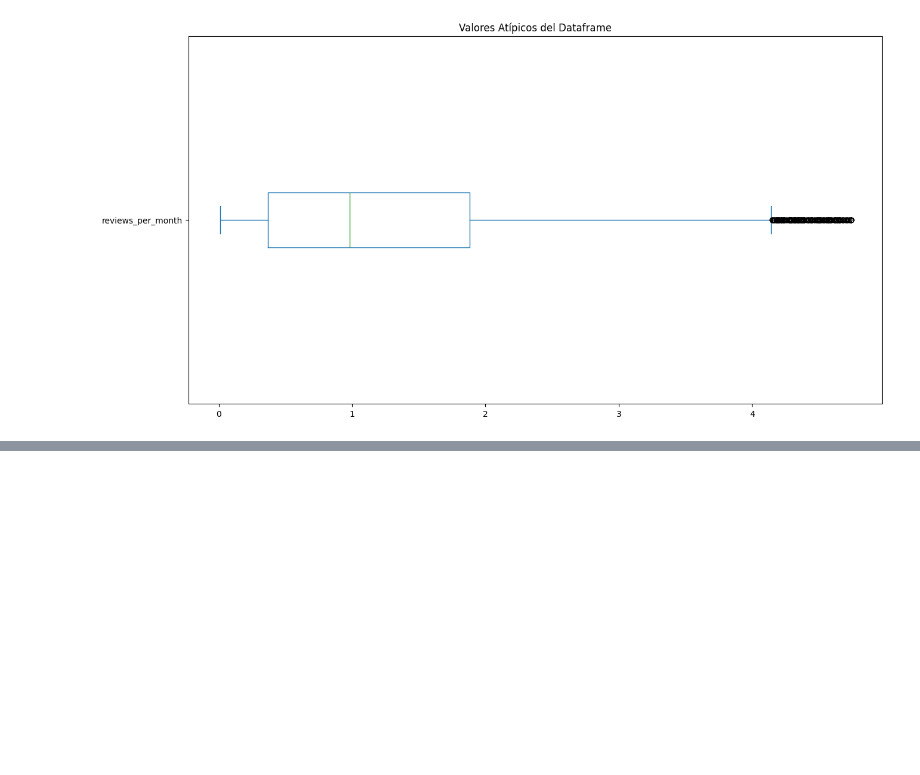
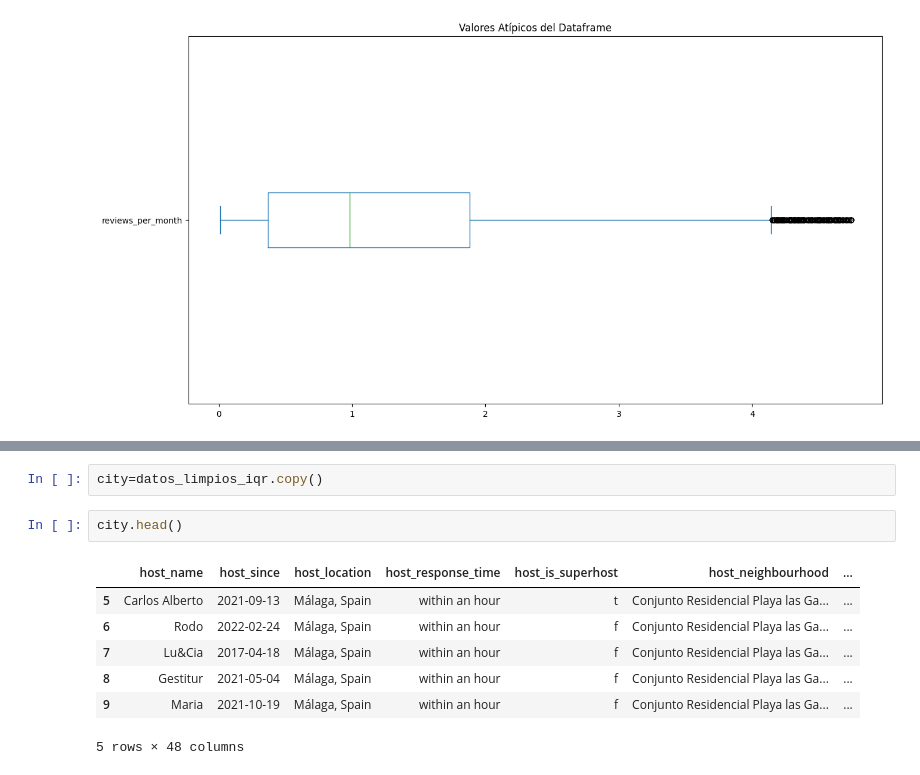
Before and after one commit to SOTO729/Concentracion-profe-freddy, a Jupyter notebook: Act_3_3_2/Malaga.ipynb, the cells around one changed output, grey strips where cells are left out. Drawn from its saved outputs; the diff is of its cells as text; blank space fills up the shorter version.

```diff
--- a/Act_3_3_2/Malaga.ipynb
+++ b/Act_3_3_2/Malaga.ipynb
@@ -552,0 +553,12 @@ datos_limpios_desvest.head()
+# %%
+city=datos_limpios_iqr.copy()
+# %%
+city.head()
+# %% [output]
+|  | host_name | host_since | host_location | host_response_time | host_is_superhost | host_neighbourhood | ... |
+| 5 | Carlos Alberto | 2021-09-13 | Málaga, Spain | within an hour | t | Conjunto Residencial Playa las Ga... | ... |
+| 6 | Rodo | 2022-02-24 | Málaga, Spain | within an hour | f | Conjunto Residencial Playa las Ga... | ... |
+| 7 | Lu&Cia | 2017-04-18 | Málaga, Spain | within an hour | f | Conjunto Residencial Playa las Ga... | ... |
+| 8 | Gestitur | 2021-05-04 | Málaga, Spain | within an hour | f | Conjunto Residencial Playa las Ga... | ... |
+| 9 | Maria | 2021-10-19 | Málaga, Spain | within an hour | f | Conjunto Residencial Playa las Ga... | ... |
+5 rows × 48 columns
```
Also changed, not shown: parts of 39 cells of this notebook.
